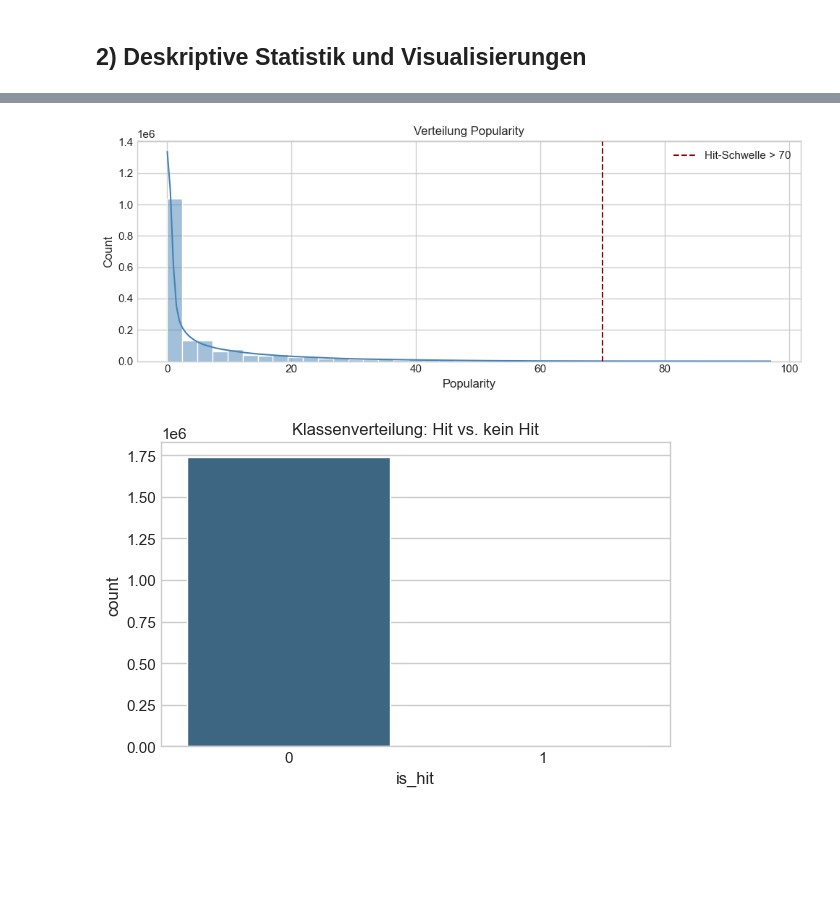
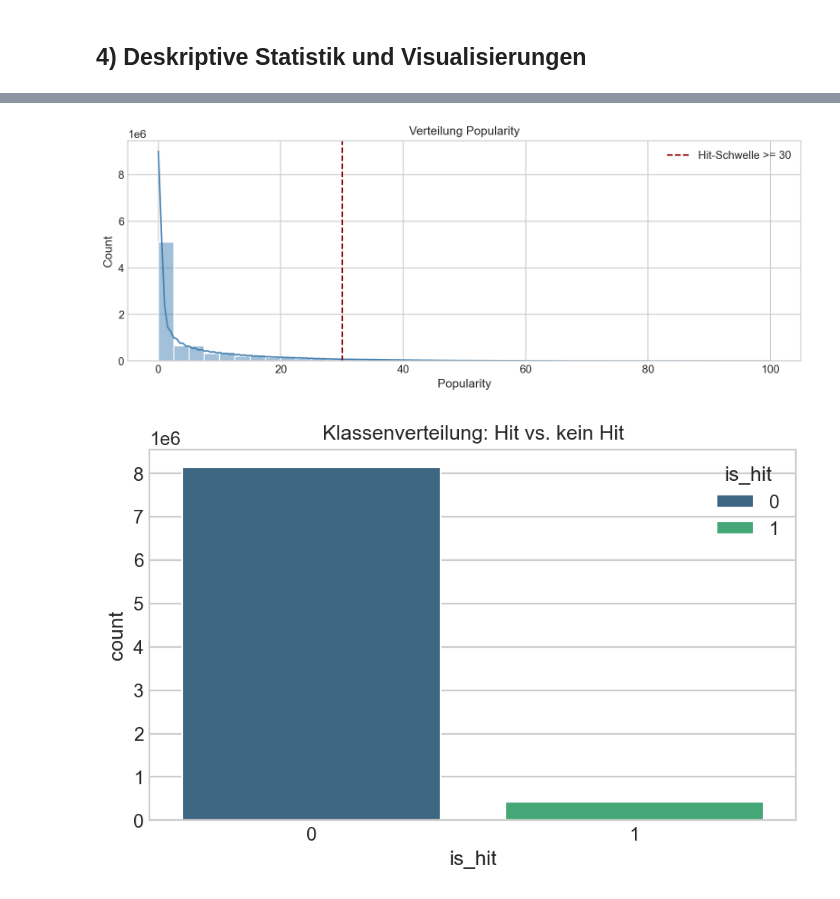
Before and after one commit to AlexMuhulica/Abschlussprojekt, a Jupyter notebook: hit-prediction-audio-features.ipynb, the cells around one changed output, grey strips where cells are left out. Cells and saved outputs as stored; diff of their text form; code cells hidden in the pictures; blank space fills up the shorter version.

```diff
--- a/hit-prediction-audio-features.ipynb
+++ b/hit-prediction-audio-features.ipynb
@@ -70,3 +172,21 @@ except Exception as exc:
+# %%
+import sqlite3 as sl
+import pandas as pd
+import matplotlib.pyplot as plt
+import seaborn as sns
+
+from IPython.display import display
+
+sns.set_theme(style='whitegrid')
+plt.style.use('seaborn-v0_8-whitegrid')
+pd.options.display.float_format = '{:,.4f}'.format
+
+# Nimmt nur jede n-te DB-Zeile, um Laufzeit und RAM deutlich zu reduzieren.
+SAMPLE_MODULO = 5
+# Hoehere DPI vermeidet unscharfe Notebook-Grafiken.
+PLOT_DPI = 160
+plt.rcParams['figure.dpi'] = PLOT_DPI
+plt.rcParams['savefig.dpi'] = PLOT_DPI
 # %%
 con = sl.connect('spotify.sqlite')
 # Robust gegen kaputte Zeichen in Textfeldern der SQLite-Datei.
@@ -208,0 +352,17 @@ Name: proportion, dtype: object
+# %%
+import numpy as np
+
+RANDOM_STATE = 42
+TARGET_HIT_SHARE = 0.05
+
+# Datengetriebene Hit-Definition: obere 5 % der Popularity-Verteilung.
+HIT_THRESHOLD = int(np.ceil(df_model['popularity'].quantile(1 - TARGET_HIT_SHARE)))
+df_model['is_hit'] = (df_model['popularity'] >= HIT_THRESHOLD).astype(int)
+
+print(f'Gewaehlte Hit-Schwelle: popularity >= {HIT_THRESHOLD}')
+print('Klassenhaeufigkeit is_hit (absolut):')
+print(df_model['is_hit'].value_counts().sort_index())
+print('Klassenanteile is_hit (relativ):')
+print((df_model['is_hit'].value_counts(normalize=True).sort_index() * 100).round(2).astype(str) + ' %')
+
+assert df_model['is_hit'].nunique() == 2, 'Target is_hit hat nur eine Klasse. Schwelle/Filter pruefen.'
@@ -209,12 +381,12 @@ Name: proportion, dtype: object
 # %% [markdown]
-## 2) Deskriptive Statistik und Visualisierungen
+## 4) Deskriptive Statistik und Visualisierungen
 # %%
 # Numerische Lage-/Streuungsmasse pro Feature + Zielvariable.
 display(df_model[feature_cols + ['popularity']].describe().T)
 
-plt.figure(figsize=(10, 4)) #TODO: Alle Grafiken müssen in höherer Auflösung sein, momentan sind sie teilweise unscharf
+plt.figure(figsize=(10, 4))
 sns.histplot(df_model['popularity'], bins=40, kde=True, color='steelblue')
-plt.axvline(HIT_THRESHOLD, color='darkred', linestyle='--', label=f'Hit-Schwelle > {HIT_THRESHOLD}')
+plt.axvline(HIT_THRESHOLD, color='darkred', linestyle='--', label=f'Hit-Schwelle >= {HIT_THRESHOLD}')
 plt.title('Verteilung Popularity')
 plt.xlabel('Popularity')
 plt.legend()
@@ -222,7 +394,7 @@ plt.tight_layout()
 plt.show()
 
 plt.figure(figsize=(6, 4))
-sns.countplot(data=df_model, x='is_hit', palette='viridis')
+sns.countplot(data=df_model, x='is_hit', palette='viridis', hue='is_hit')
 plt.title('Klassenverteilung: Hit vs. kein Hit')
 plt.xlabel('is_hit')
 plt.tight_layout()
@@ -246,5 +418,5 @@ plt.show()
-[figure, old version]
+[figure, new version]
-[figure, old version]
+[figure, new version]
 # %%
 fig, axes = plt.subplots(3, 4, figsize=(18, 11))
 # Macht aus 2D-Array eine lineare Liste, damit for-loop einfacher ist.
```
Also changed, not shown: parts of 37 cells of this notebook.
